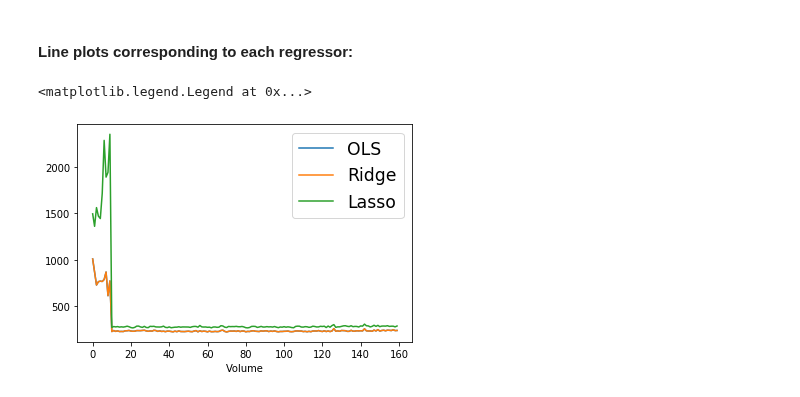
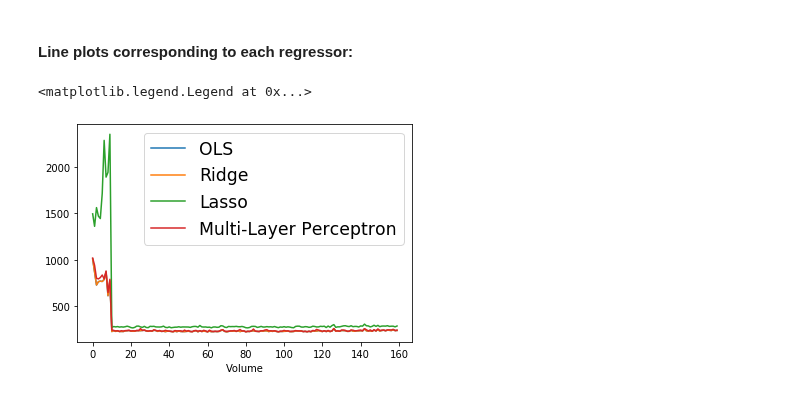
Before and after one commit to ShreyasFadnavis/patch2self, a Jupyter notebook: notebooks/Regression_Comparison.ipynb, the cells around one changed output. Saved outputs shown, nothing was run; the diff lists cells and outputs as text; code cells hidden in the pictures.

```diff
--- a/notebooks/Regression_Comparison.ipynb
+++ b/notebooks/Regression_Comparison.ipynb
@@ -170,3 +172,5 @@ plt.show()
+# %%
+denoised_sh_mlp, _ = load_nifti('denoised_StanfordHardi_p2s_mlp.nii.gz')
 # %% [markdown]
 #### Computing the self-supervised loss for each of the 160 volumes of the Stanford HARDI dataset for each of the regression models used above:
 # %%
@@ -184,6 +188,11 @@ self_supervised_loss_lasso = []
 for i in range(0, data.shape[3]):
     loss = np.mean((data[..., i] - denoised_sh_lasso[..., i])**2)
     self_supervised_loss_lasso.append(loss.mean())
+
+self_supervised_loss_mlp = []
+for i in range(0, data.shape[3]):
+    loss = np.mean((data[..., i] - denoised_sh_mlp[..., i])**2)
+    self_supervised_loss_mlp.append(loss.mean())
 # %% [markdown]
 #### Making a dataframe of all losses:
 # %%
@@ -192,13 +201,14 @@ import pandas as pd
 df = pd.DataFrame({"Volume":np.arange(160), # 160 because the Stanford HARDI dataset has 160 volumes
                    "OLS":self_supervised_loss_OLS,
                    "Ridge":self_supervised_loss_ridge,
-                   "Lasso":self_supervised_loss_lasso})
+                   "Lasso":self_supervised_loss_lasso,
+                   "Multi-Layer Perceptron":self_supervised_loss_mlp})
 # %% [markdown]
 #### Line plots corresponding to each regressor:
 # %%
 %matplotlib inline
-df.plot(x="Volume", y=["OLS", "Ridge", "Lasso"], kind="line")
+df.plot(x="Volume", y=["OLS", "Ridge", "Lasso", "Multi-Layer Perceptron"], kind="line")
 plt.legend(fontsize='xx-large')
 # %% [output]
 <matplotlib.legend.Legend at 0x...>
-[figure, old version]
+[figure, new version]
```
Also changed, not shown: parts of 4 cells of this notebook, 1 other file.
